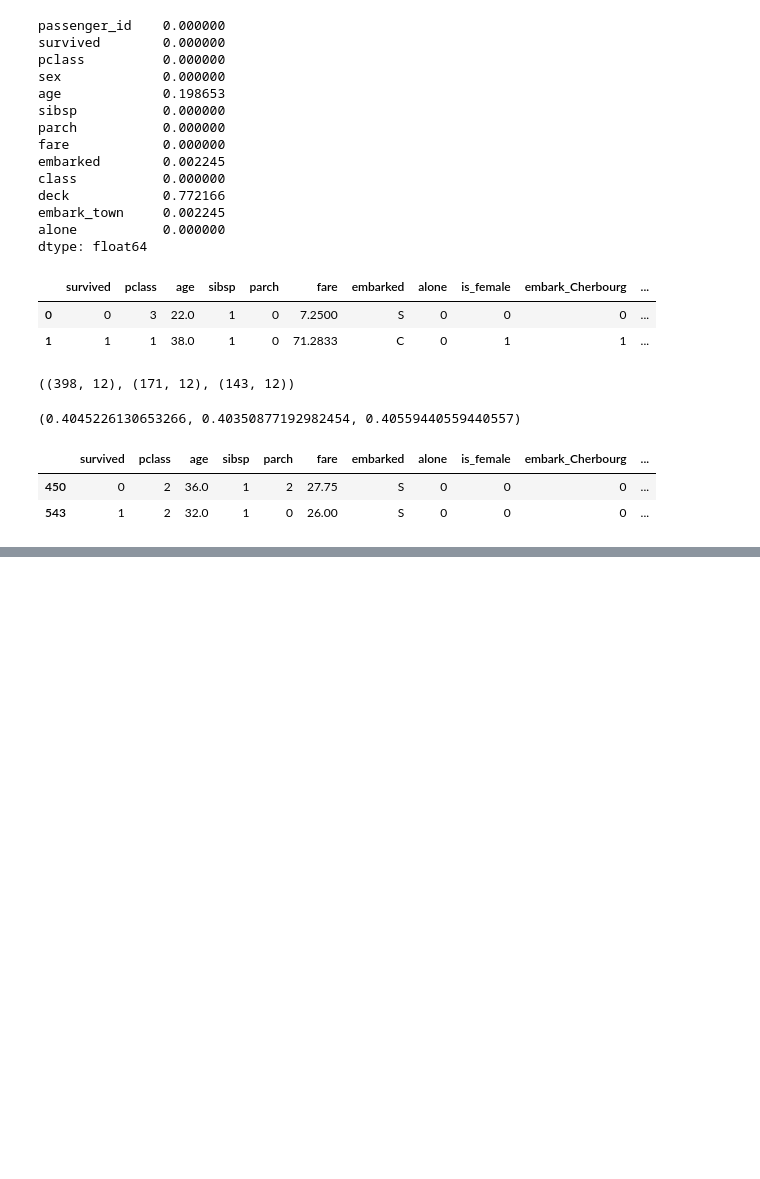
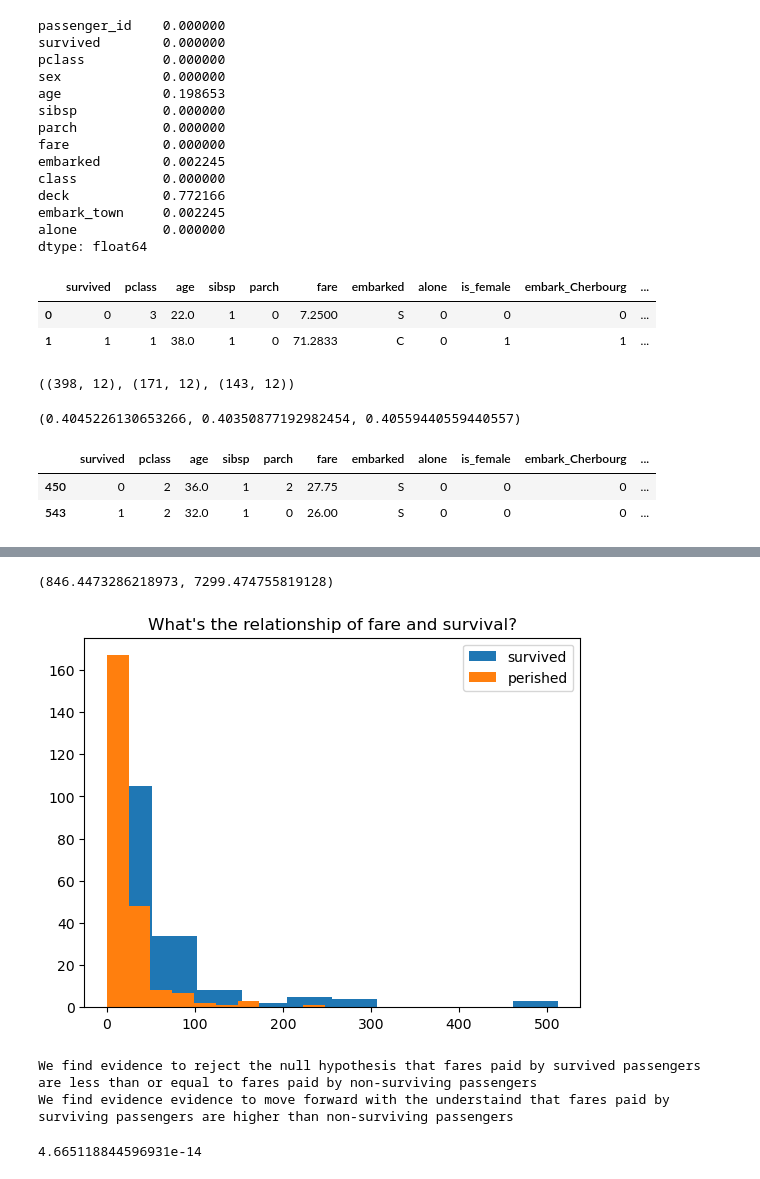
Before and after one commit to Marc-Aradillas/Classification_exercises.ipynb, a Jupyter notebook: EDA_notes.ipynb, the cells around one changed output, grey strips where cells are left out. Saved outputs shown, nothing was run; the diff lists cells and outputs as text; code cells hidden in the pictures; blank space fills up the shorter version.

```diff
--- a/EDA_notes.ipynb
+++ b/EDA_notes.ipynb
@@ -180,0 +299,17 @@ train.head(2)
+# %%
+# Subset the data into survived and not-surviving status
+not_survived = train[train.survived == 0]
+survived = train[train.survived == 1]
+# %%
+# check variances of the two groups
+not_survived.fare.var(), survived.fare.var()
+# %% [output]
+(846.4473286218973, 7299.474755819128)
+# %%
+plt.title("What's the relationship of fare and survival?")
+plt.hist(survived.fare, label="survived")
+plt.hist(not_survived.fare, label="perished")
+plt.legend()
+plt.show()
+# %% [output]
+[figure, added]
@@ -180,0 +325,14 @@ train.head(2)
+# %%
+if p < alpha:
+    print("We find evidence to reject the null hypothesis that", null_hypothesis)
+    print("We find evidence evidence to move forward with the understaind that", alternative_hypothesis)
+else:
+    print("We fail to reject the null hypothesis")
+    print("There is no evidence that", null_hypothesis)
+# %% [output]
+We find evidence to reject the null hypothesis that fares paid by survived passengers are less than or equal to fares paid by non-surviving passengers
+We find evidence evidence to move forward with the understaind that fares paid by surviving passengers are higher than non-surviving passengers
+# %%
+p
+# %% [output]
+4.665118844596931e-14
```
Also changed, not shown: parts of 19 cells of this notebook.
